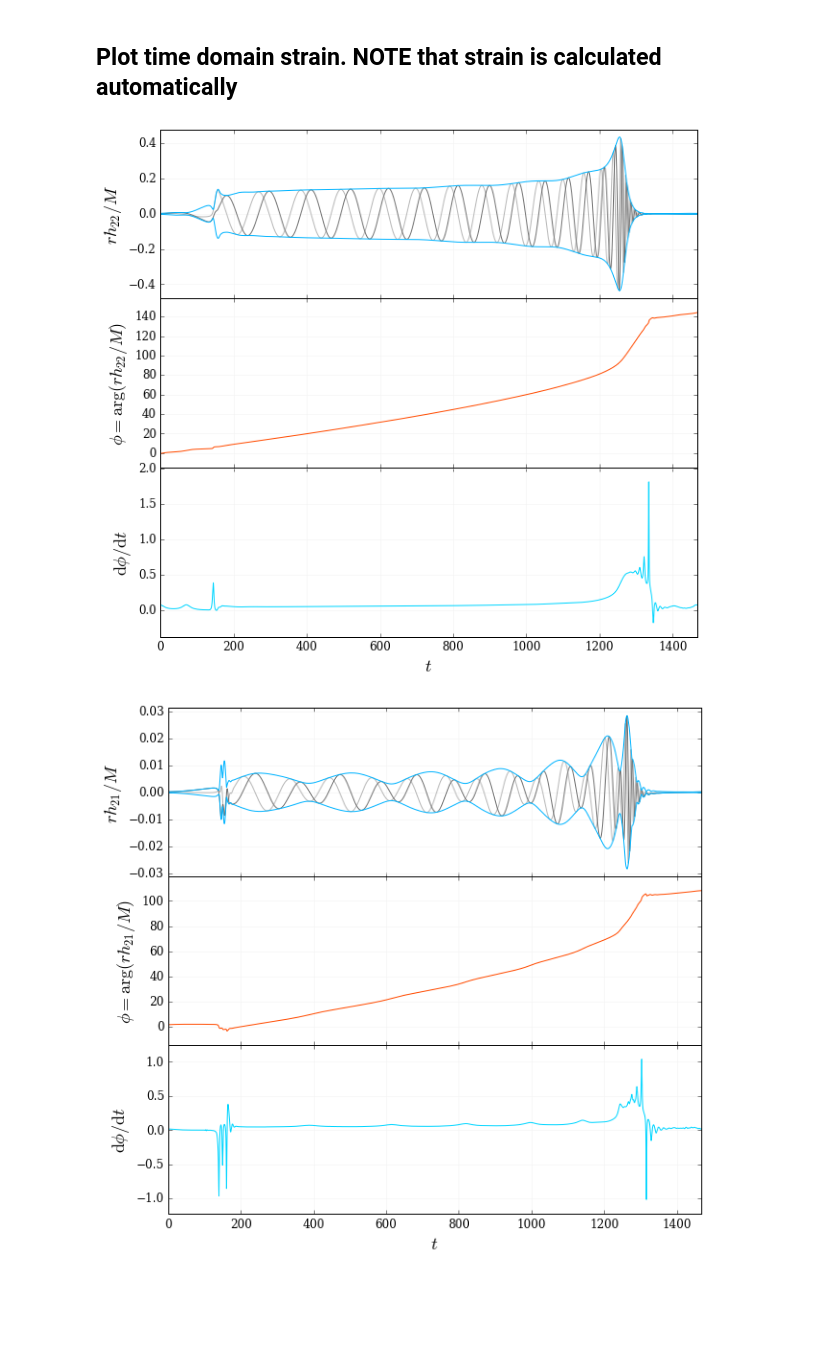
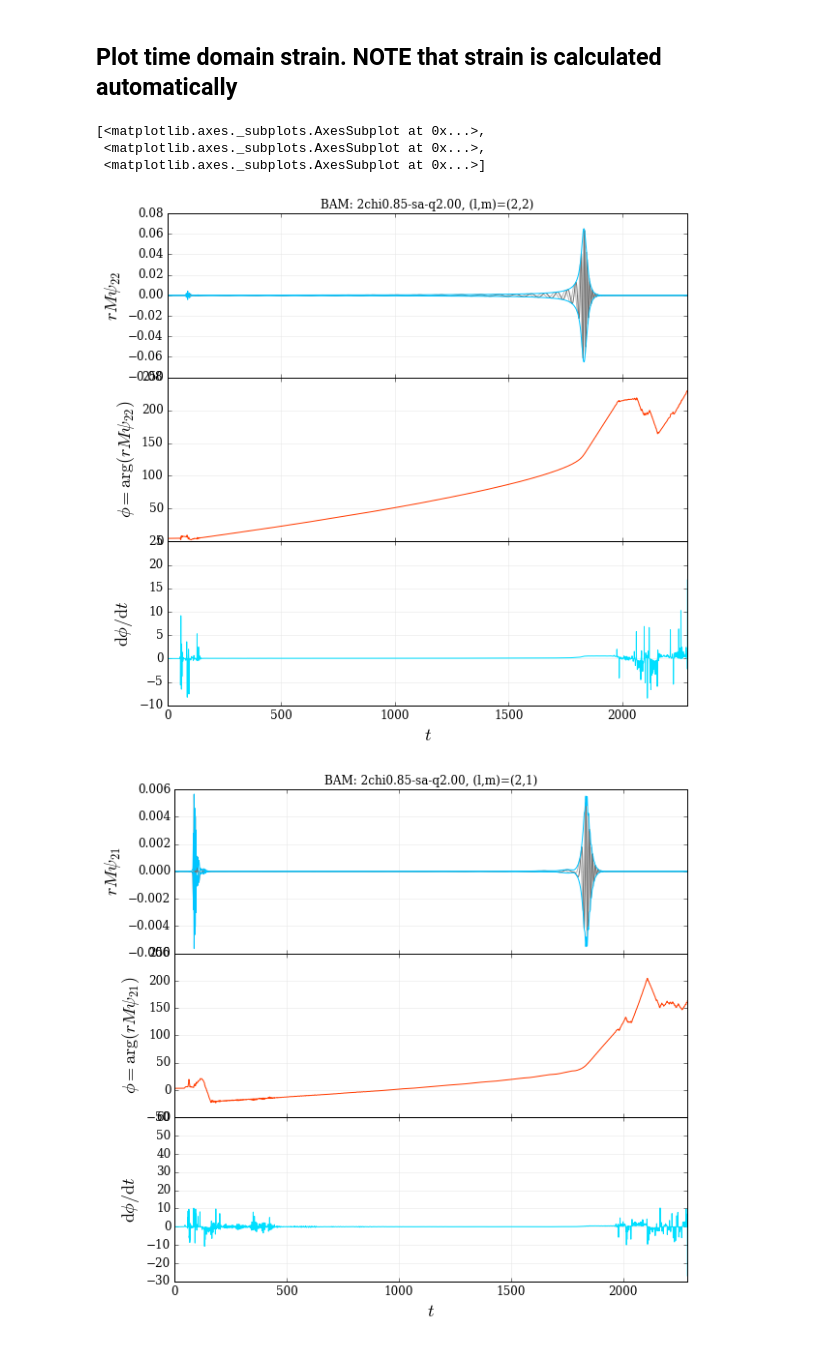
Before and after one commit to llondon6/nrutils_dev, a Jupyter notebook: examples/core_ipython_example.ipynb, the cells around one changed output. Saved outputs shown, nothing was run; the diff lists cells and outputs as text; code cells hidden in the pictures; blank space fills up the shorter version.

```diff
--- a/examples/core_ipython_example.ipynb
+++ b/examples/core_ipython_example.ipynb
@@ -43,0 +18,3 @@ A = scsearch(keyword="base",unique=True,verbose=True)
+# %%
+# Search for simulations
+A = scsearch(keyword='q2_85',verbose=True)
@@ -44,10 +28,6 @@ A = scsearch(keyword="base",unique=True,verbose=True)
 # %% [markdown]
 ## Loading the desired multipoles -- A single multipole
 # %%
-
 # Convert a single simulation into a waveform object with desired multipoles
-# y = gwylm( scentry_obj = A[0], lm=[2,2], dt=0.4, verbose=True )
-
-# OR:
-y = gwylm( scentry_obj = A[0], lm=([2,2],[2,1]), dt=0.4, verbose=True )
+y = gwylm( scentry_obj = A[0], lm=([2,2],[2,1]), verbose=True )
 # %% [output]
@@ -68,8 +52,10 @@ y = gwylm( scentry_obj = A[0], lm=([2,2],[2,1]), dt=0.4, verbose=True )
 ## Plot time domain strain. NOTE that strain is calculated automatically
 # %%
 # plot time domain strain
-for e in y.hlm:
-    e.plot(show=True,domain='time')
+y.plot()
 # %% [output]
+[<matplotlib.axes._subplots.AxesSubplot at 0x...>,
+ <matplotlib.axes._subplots.AxesSubplot at 0x...>,
+ <matplotlib.axes._subplots.AxesSubplot at 0x...>]
-[figure, old version]
+[figure, new version]
-[figure, old version]
+[figure, new version]
```
Also changed, not shown: parts of 9 cells of this notebook.
